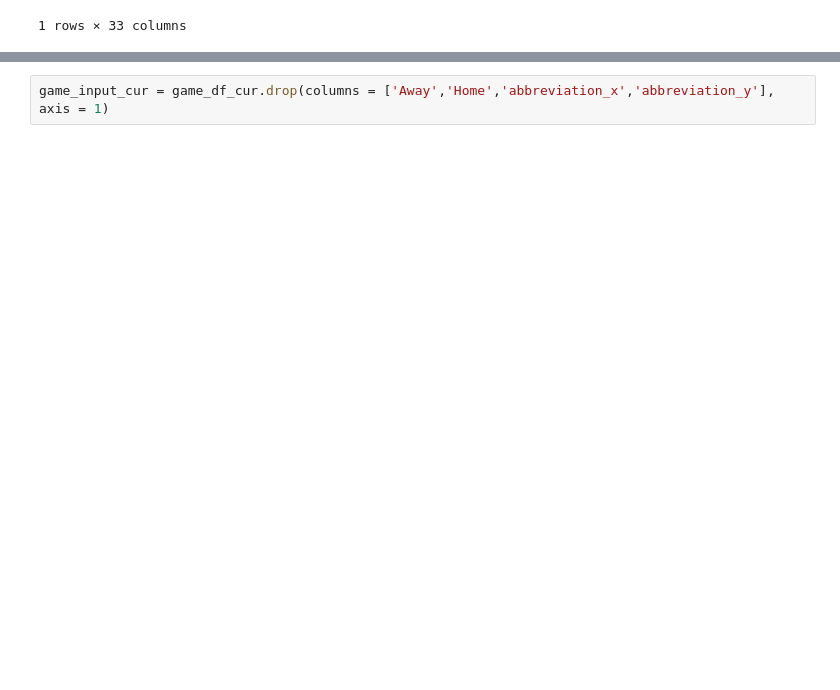
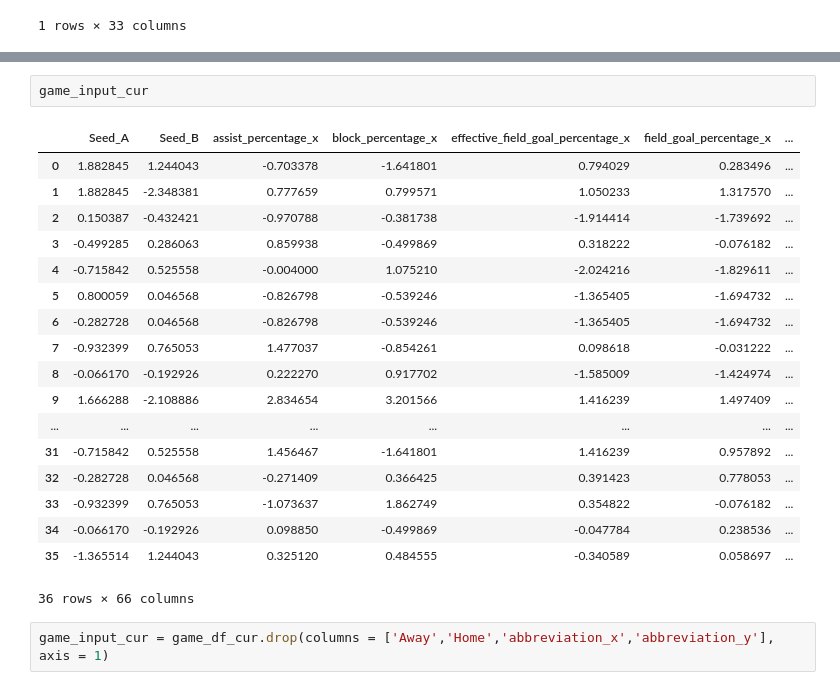
Before and after one commit to bendraus7/Machine-Learning-Madness, a Jupyter notebook: Predict March Madness w seed.ipynb, the cells around one changed output, grey strips where cells are left out. Saved outputs shown, nothing was run; the diff lists cells and outputs as text; blank space fills up the shorter version.

```diff
--- a/Predict March Madness w seed.ipynb
+++ b/Predict March Madness w seed.ipynb
@@ -642,2 +632,23 @@ game_df_cur.head()
+# %%
+game_input_cur
+# %% [output]
+|  | Seed_A | Seed_B | assist_percentage_x | block_percentage_x | effective_field_goal_percentage_x | field_goal_percentage_x | ... |
+| 0 | 1.882845 | 1.244043 | -0.703378 | -1.641801 | 0.794029 | 0.283496 | ... |
+| 1 | 1.882845 | -2.348381 | 0.777659 | 0.799571 | 1.050233 | 1.317570 | ... |
+| 2 | 0.150387 | -0.432421 | -0.970788 | -0.381738 | -1.914414 | -1.739692 | ... |
+| 3 | -0.499285 | 0.286063 | 0.859938 | -0.499869 | 0.318222 | -0.076182 | ... |
+| 4 | -0.715842 | 0.525558 | -0.004000 | 1.075210 | -2.024216 | -1.829611 | ... |
+| 5 | 0.800059 | 0.046568 | -0.826798 | -0.539246 | -1.365405 | -1.694732 | ... |
+| 6 | -0.282728 | 0.046568 | -0.826798 | -0.539246 | -1.365405 | -1.694732 | ... |
+| 7 | -0.932399 | 0.765053 | 1.477037 | -0.854261 | 0.098618 | -0.031222 | ... |
+| 8 | -0.066170 | -0.192926 | 0.222270 | 0.917702 | -1.585009 | -1.424974 | ... |
+| 9 | 1.666288 | -2.108886 | 2.834654 | 3.201566 | 1.416239 | 1.497409 | ... |
+| ... | ... | ... | ... | ... | ... | ... | ... |
+| 31 | -0.715842 | 0.525558 | 1.456467 | -1.641801 | 1.416239 | 0.957892 | ... |
+| 32 | -0.282728 | 0.046568 | -0.271409 | 0.366425 | 0.391423 | 0.778053 | ... |
+| 33 | -0.932399 | 0.765053 | -1.073637 | 1.862749 | 0.354822 | -0.076182 | ... |
+| 34 | -0.066170 | -0.192926 | 0.098850 | -0.499869 | -0.047784 | 0.238536 | ... |
+| 35 | -1.365514 | 1.244043 | 0.325120 | 0.484555 | -0.340589 | 0.058697 | ... |
+36 rows × 66 columns
 # %%
 game_input_cur = game_df_cur.drop(columns = ['Away','Home','abbreviation_x','abbreviation_y'], axis = 1)
```
Also changed, not shown: parts of 5 cells of this notebook.
